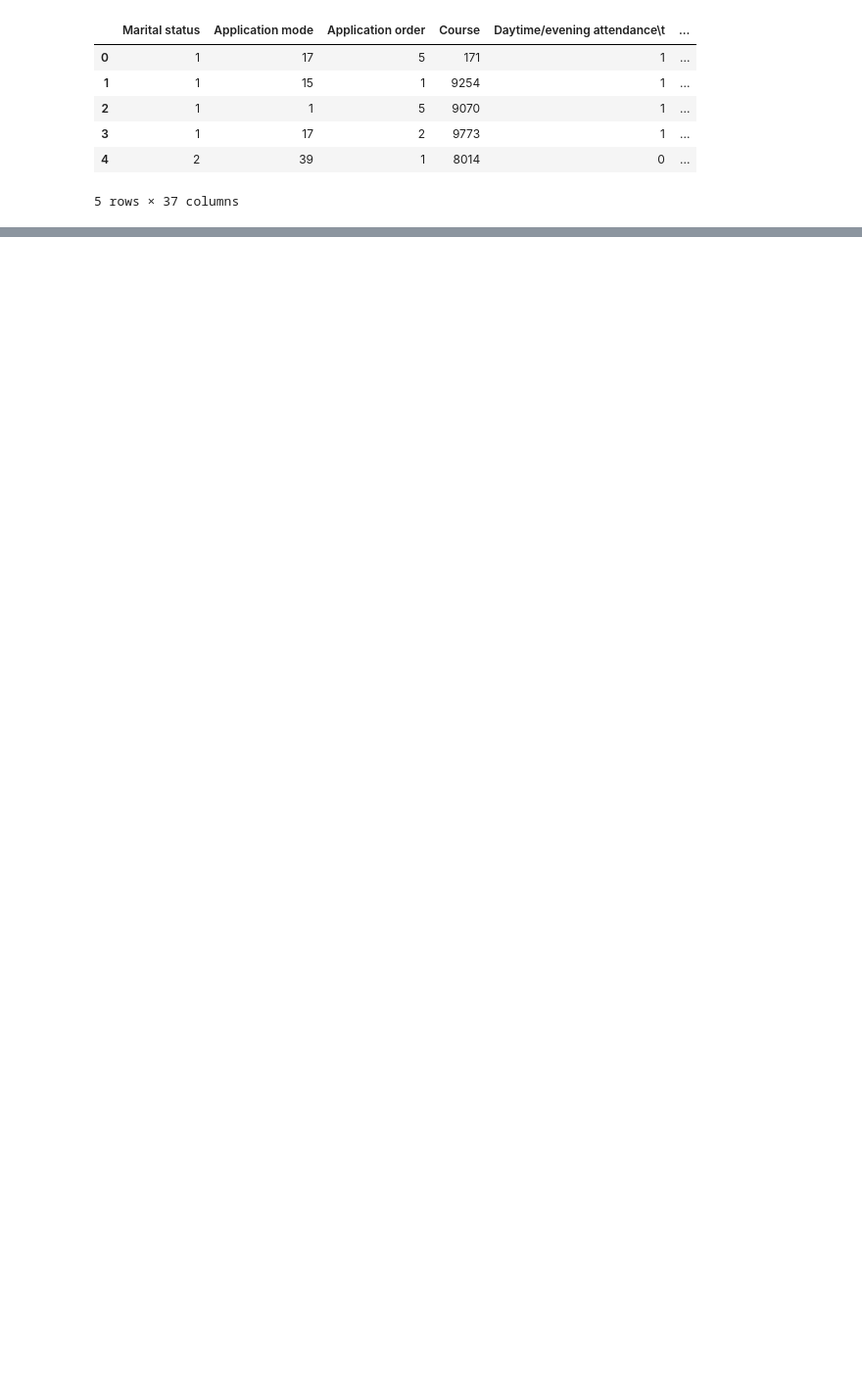
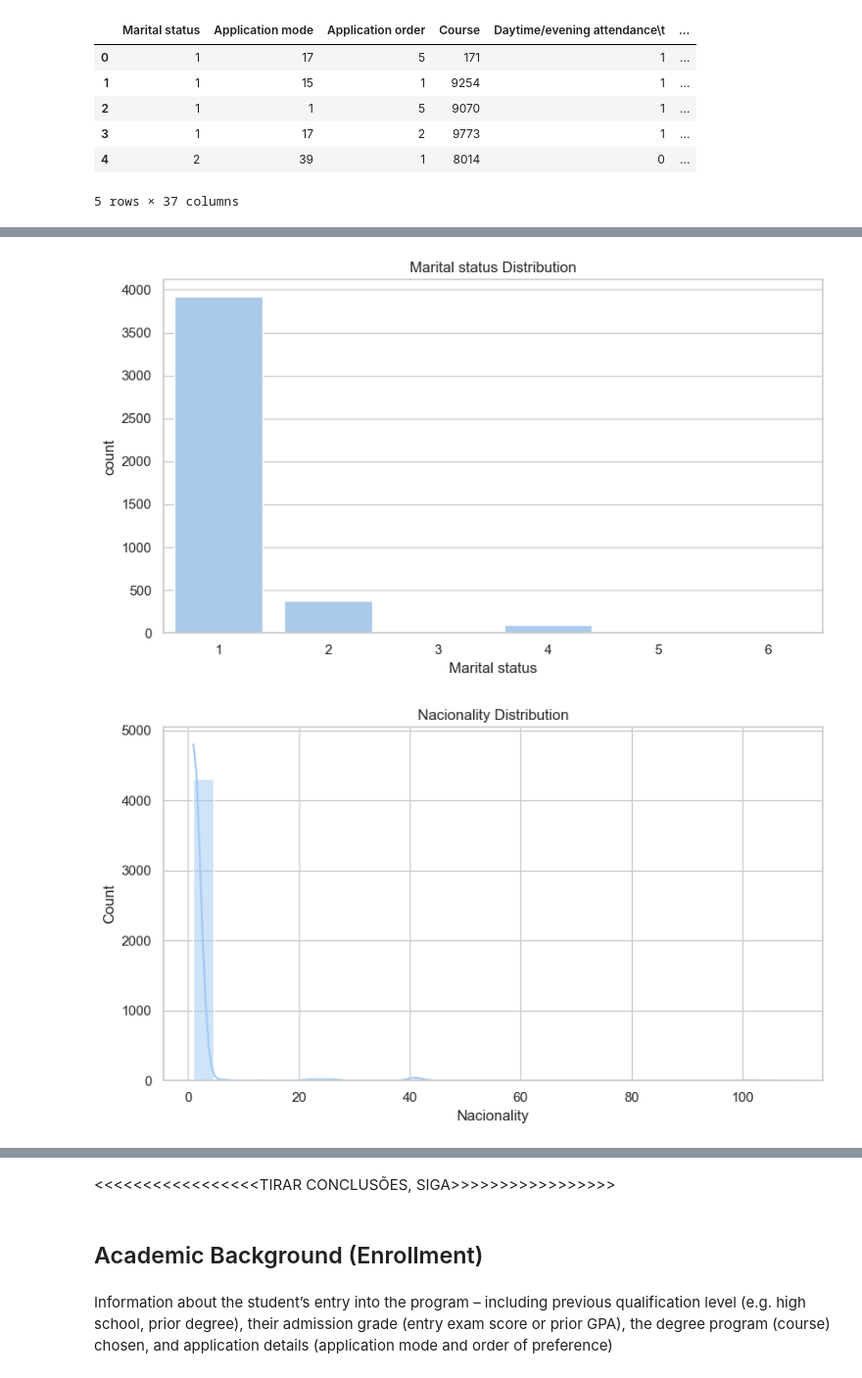
Before and after one commit to gjoliveira/XAI_ling-TAAC, a Jupyter notebook: notebook.ipynb, the cells around one changed output, grey strips where cells are left out. Shown at 98% size. Drawn from its saved outputs; the diff is of its cells as text; code cells hidden in the pictures; blank space fills up the shorter version.

Commit message:
Visualize dataset - very shortly, lets go

```diff
--- a/notebook.ipynb
+++ b/notebook.ipynb
@@ -3,6 +12,7 @@ import pandas as pd
 # %%
 # read csv file with semicolon separator
 df = pd.read_csv('data.csv', sep=';')
+df['Target'] = df['Target'].map({0: 'Dropout', 1: 'Enrolled', 2: 'Graduate'})  # Map class names
 df.head()
 # %% [output]
 |  | Marital status | Application mode | Application order | Course | Daytime/evening attendance\t | ... |
@@ -14,0 +88,15 @@ df.head()
+# %%
+demographic_vars = {
+    'Marital status': 'bar',
+    'Nacionality': 'bar',
+    'Displaced': 'bar',
+    'Gender': 'bar',
+    'Age at enrollment': 'hist',
+    'International': 'bar',
+}
+# %%
+for var in demographic_vars:
+    explore_variable(df, var, show_stats=False)
+# %% [output]
+[figure, added]
+[figure, added]
@@ -14,0 +107,6 @@ df.head()
+# %% [markdown]
+ <<<<<<<<<<<<<<<<<TIRAR CONCLUSÕES, SIGA>>>>>>>>>>>>>>>>>
+# %% [markdown]
+## Academic Background (Enrollment)
+# %% [markdown]
+Information about the student’s entry into the program – including previous qualification level (e.g. high school, prior degree), their admission grade (entry exam score or prior GPA), the degree program (course) chosen, and application details (application mode and order of preference)
```
Also changed, not shown: parts of 20 cells of this notebook.
